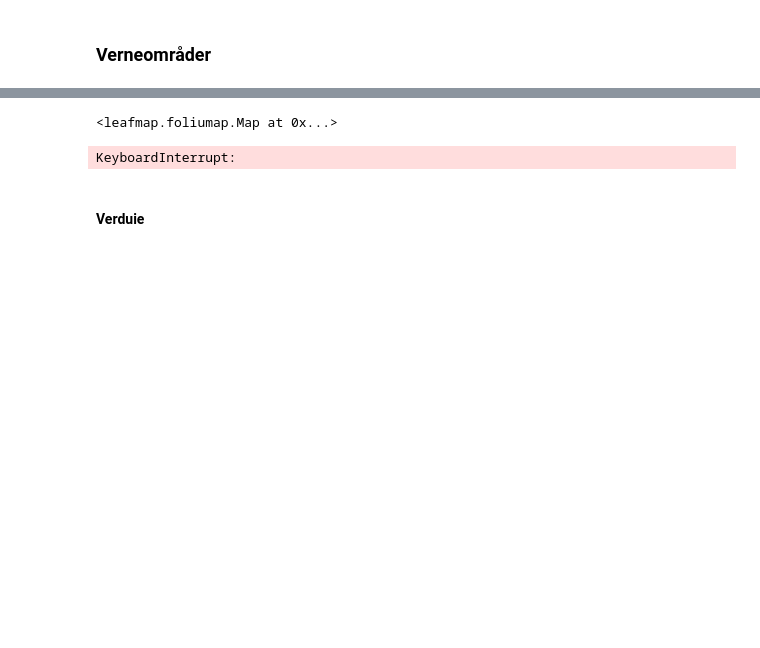
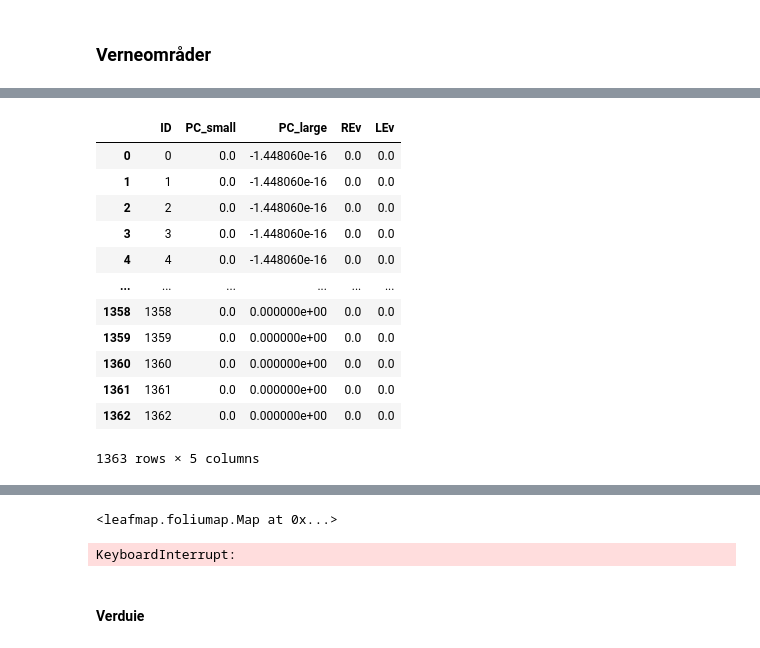
Before and after one commit to egowork/gis_tools, a Jupyter notebook: GIS_funksjoner.ipynb, the cells around one changed output, grey strips where cells are left out. Cells and saved outputs as stored; diff of their text form; code cells hidden in the pictures; blank space fills up the shorter version.

```diff
--- a/GIS_funksjoner.ipynb
+++ b/GIS_funksjoner.ipynb
@@ -831,3 +710,21 @@ def categorize_percentiles(df, value, group=None, thresholds=[1/3, 2/3]):
+# %%
+skog_e = EigenCentrality(geometry = skogVO)
+# %%
+skog_e
+# %% [output]
+|  | ID | PC_small | PC_large | REv | LEv |
+| 0 | 0 | 0.0 | -1.448060e-16 | 0.0 | 0.0 |
+| 1 | 1 | 0.0 | -1.448060e-16 | 0.0 | 0.0 |
+| 2 | 2 | 0.0 | -1.448060e-16 | 0.0 | 0.0 |
+| 3 | 3 | 0.0 | -1.448060e-16 | 0.0 | 0.0 |
+| 4 | 4 | 0.0 | -1.448060e-16 | 0.0 | 0.0 |
+| ... | ... | ... | ... | ... | ... |
+| 1358 | 1358 | 0.0 | 0.000000e+00 | 0.0 | 0.0 |
+| 1359 | 1359 | 0.0 | 0.000000e+00 | 0.0 | 0.0 |
+| 1360 | 1360 | 0.0 | 0.000000e+00 | 0.0 | 0.0 |
+| 1361 | 1361 | 0.0 | 0.000000e+00 | 0.0 | 0.0 |
+| 1362 | 1362 | 0.0 | 0.000000e+00 | 0.0 | 0.0 |
+1363 rows × 5 columns
 # %%
 df = categorize_percentiles(skogFVO, "mcValue")
 df.groupby("category")["mcValue"].median()
```
Also changed, not shown: parts of 24 cells of this notebook, 1 other file.
